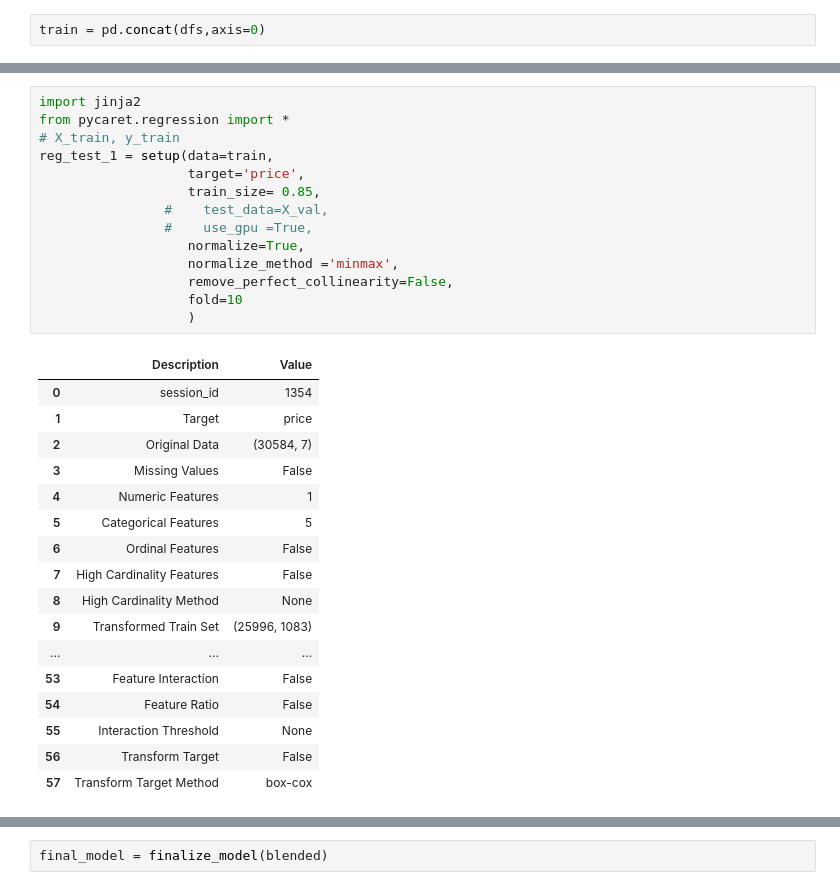
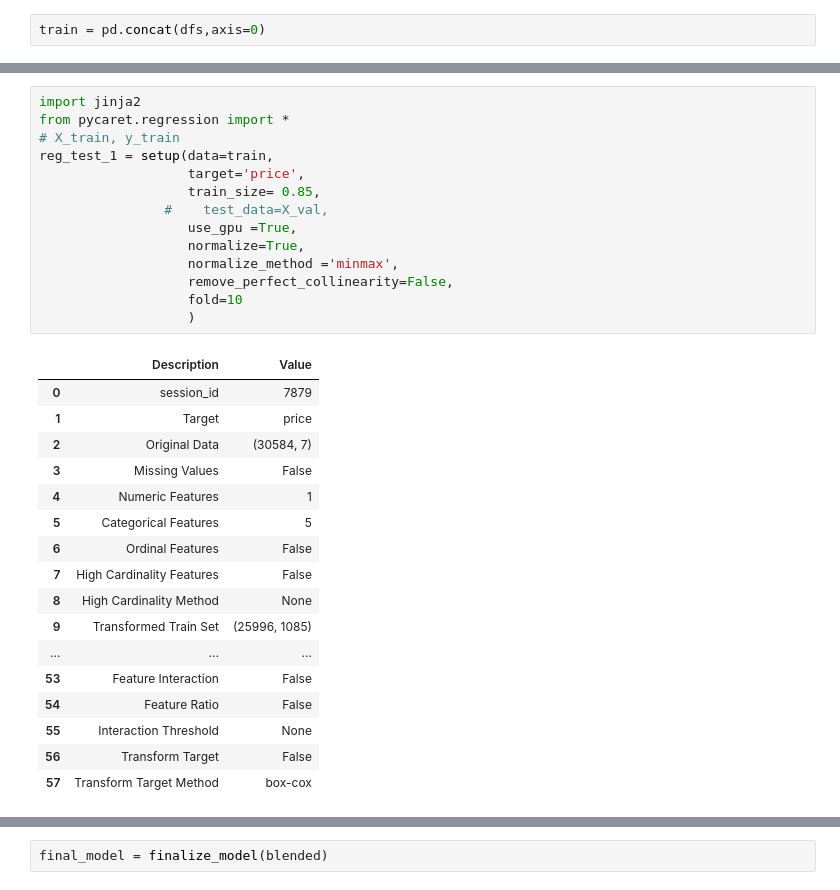
Before and after one commit to y001003/usedcar_pricing, a Jupyter notebook: model.ipynb, the cells around one changed output, grey strips where cells are left out. Drawn from its saved outputs; the diff is of its cells as text.

```diff
--- a/model.ipynb
+++ b/model.ipynb
@@ -296,20 +313,20 @@ train = pd.concat(dfs,axis=0)
 # %%
 import jinja2
 from pycaret.regression import *
 # X_train, y_train
 reg_test_1 = setup(data=train,
                    target='price',
                    train_size= 0.85,
                 #    test_data=X_val,
-                #    use_gpu =True,
+                   use_gpu =True,
                    normalize=True,
                    normalize_method ='minmax',
                    remove_perfect_collinearity=False,
                    fold=10
                    )
 # %% [output]
 |  | Description | Value |
-| 0 | session_id | 1354 |
+| 0 | session_id | 7879 |
 | 1 | Target | price |
 | 2 | Original Data | (30584, 7) |
 | 3 | Missing Values | False |
@@ -318,7 +335,7 @@ reg_test_1 = setup(data=train,
 | 6 | Ordinal Features | False |
 | 7 | High Cardinality Features | False |
 | 8 | High Cardinality Method | None |
-| 9 | Transformed Train Set | (25996, 1083) |
+| 9 | Transformed Train Set | (25996, 1085) |
 | ... | ... | ... |
 | 53 | Feature Interaction | False |
 | 54 | Feature Ratio | False |
```
Also changed, not shown: parts of 13 cells of this notebook, 2 other files.
